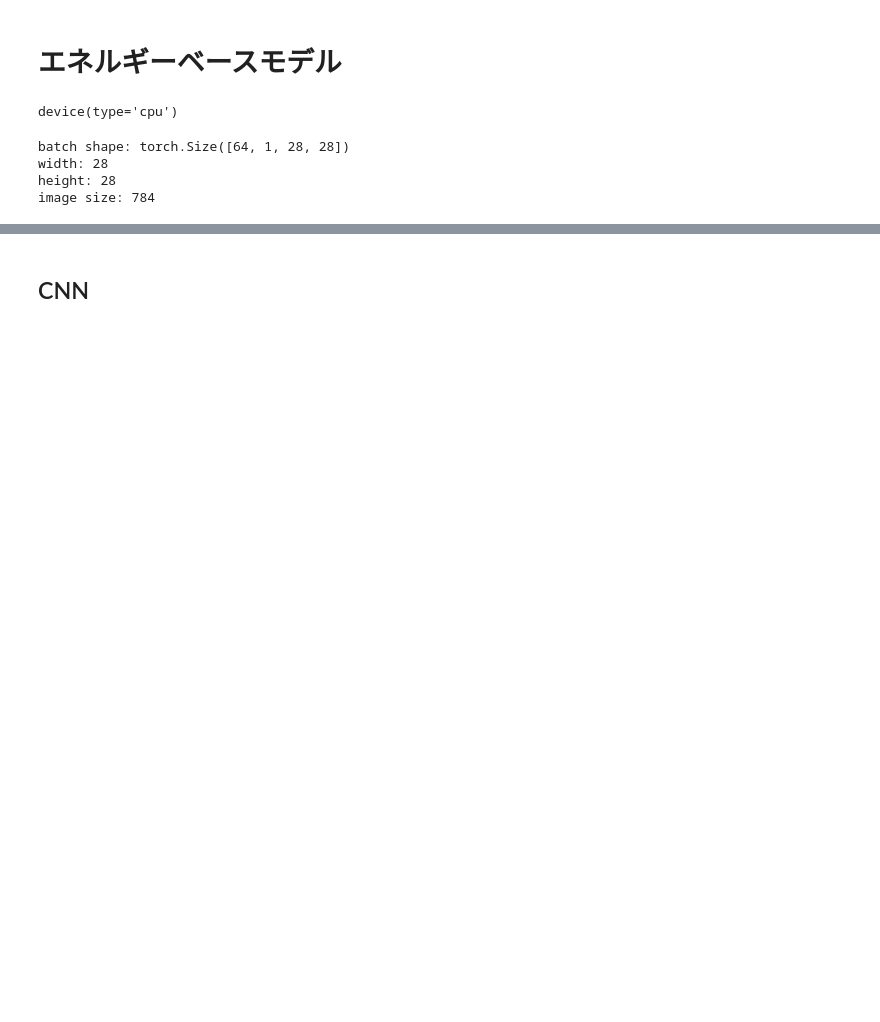
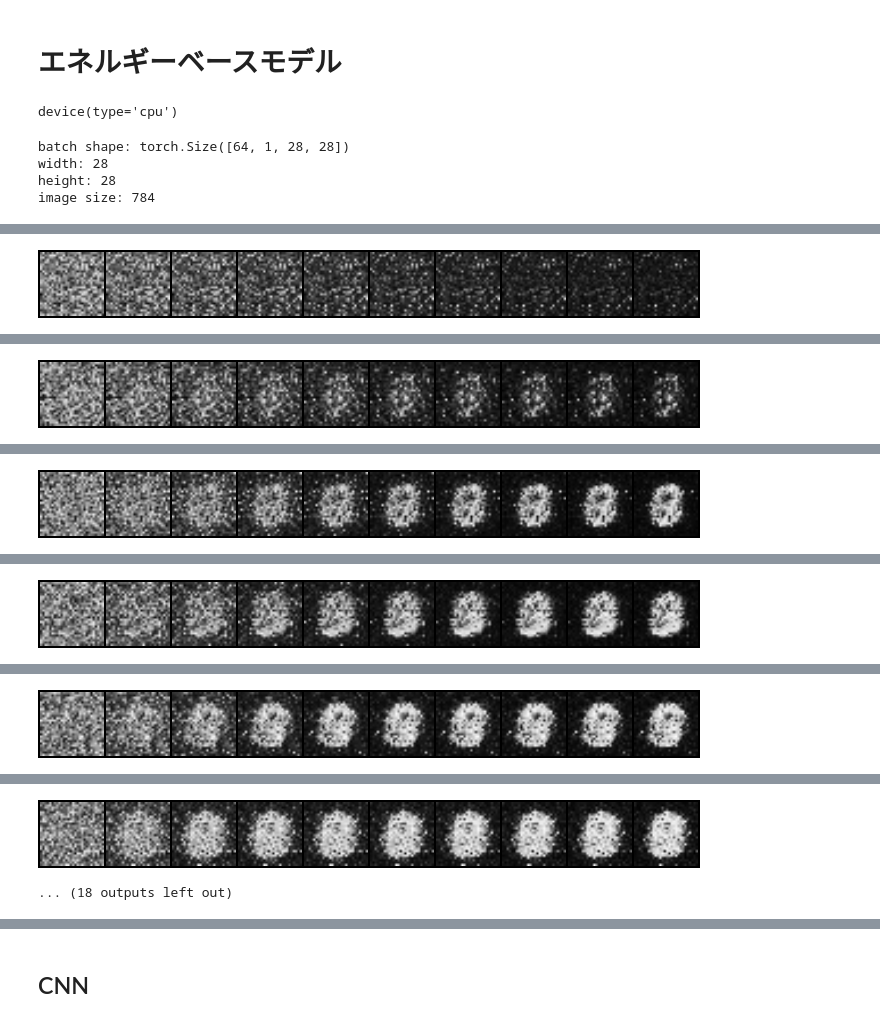
Before and after one commit to misya11p/generative-models, a Jupyter notebook: EBM.ipynb, the cells around one changed output, grey strips where cells are left out. Cells and saved outputs as stored; diff of their text form; code cells hidden in the pictures; blank space fills up the shorter version.

```diff
--- a/EBM.ipynb
+++ b/EBM.ipynb
@@ -132,0 +125,3 @@ loss: 9241.626806014623
+# %%
+train(model, optimizer, 15, alpha=0.1, **gen_kwargs)
+# %% [output]
@@ -132,0 +129 @@ loss: 9241.626806014623
+[figure, added]
@@ -132,0 +131 @@ loss: 9241.626806014623
+[figure, added]
@@ -132,0 +133 @@ loss: 9241.626806014623
+[figure, added]
@@ -132,0 +135 @@ loss: 9241.626806014623
+[figure, added]
@@ -132,0 +137 @@ loss: 9241.626806014623
+[figure, added]
@@ -133,3 +139,5 @@ loss: 9241.626806014623
+[figure, added]
+... (18 outputs left out)
 # %%
 draw_hist(model, n_images=3, **gen_kwargs)
 # %% [output]
```
Also changed, not shown: parts of 10 cells of this notebook.
